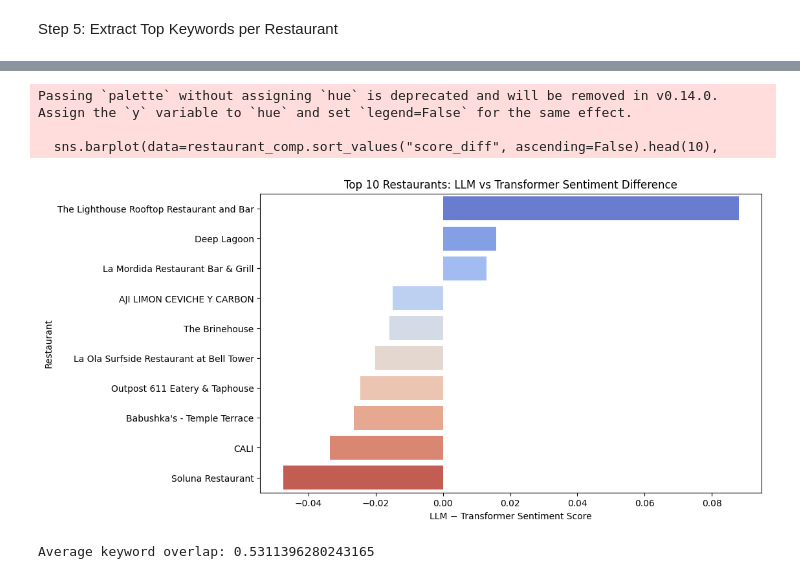
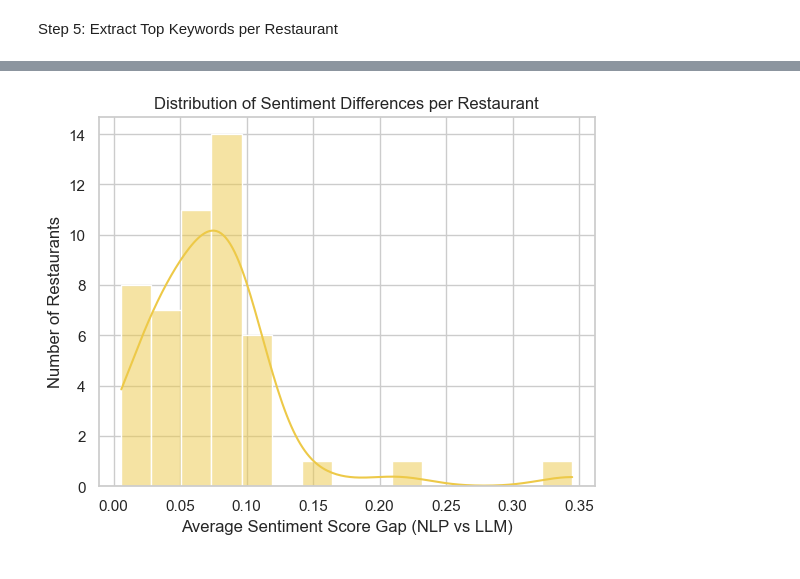
Before and after one commit to Ramisanan/restaurant-sentiment-analysis, a Jupyter notebook: visualization.ipynb, the cells around one changed output, grey strips where cells are left out. Cells and saved outputs as stored; diff of their text form; code cells hidden in the pictures.

```diff
--- a/visualization.ipynb
+++ b/visualization.ipynb
@@ -238,28 +122,15 @@ restaurant_comp["score_diff"] = restaurant_comp["llm_avg_score"] - restaurant_co
-# %%
-plt.figure(figsize=(10,6))
-sns.barplot(data=restaurant_comp.sort_values("score_diff", ascending=False).head(10),
-            x="score_diff", y="restaurant_name", palette="coolwarm")
-plt.title("Top 10 Restaurants: LLM vs Transformer Sentiment Difference")
-plt.xlabel("LLM − Transformer Sentiment Score")
-plt.ylabel("Restaurant")
-plt.show()
-# %% [output]
-Passing `palette` without assigning `hue` is deprecated and will be removed in v0.14.0. Assign the `y` variable to `hue` and set `legend=False` for the same effect.
-
-  sns.barplot(data=restaurant_comp.sort_values("score_diff", ascending=False).head(10),
-[figure, removed]
-# %%
-from sklearn.feature_extraction.text import CountVectorizer
-from sklearn.metrics.pairwise import cosine_similarity
-
-def keyword_similarity(k1, k2):
-    vec = CountVectorizer().fit_transform([k1, k2])
-    return cosine_similarity(vec)[0,1]
-
-compare_df["keyword_similarity"] = compare_df.apply(
-    lambda x: keyword_similarity(str(x["nlp_keywords"]), str(x["llm_keywords"])), axis=1
-)
-
-print("Average keyword overlap:", compare_df["keyword_similarity"].mean())
-# %% [output]
-Average keyword overlap: 0.5311396280243165
+# %%
+restaurant_summary = combined_df.groupby("restaurant_id").agg({
+    "nlp_score": "mean",
+    "llm_score": "mean"
+}).reset_index()
+
+restaurant_summary["avg_sentiment_gap"] = abs(restaurant_summary["nlp_score"] - restaurant_summary["llm_score"])
+
+sns.histplot(restaurant_summary["avg_sentiment_gap"], kde=True, color="#EDC948")
+plt.title("Distribution of Sentiment Differences per Restaurant")
+plt.xlabel("Average Sentiment Score Gap (NLP vs LLM)")
+plt.ylabel("Number of Restaurants")
+plt.show()
+# %% [output]
+[figure, added]
```
Also changed, not shown: parts of 20 cells of this notebook.
